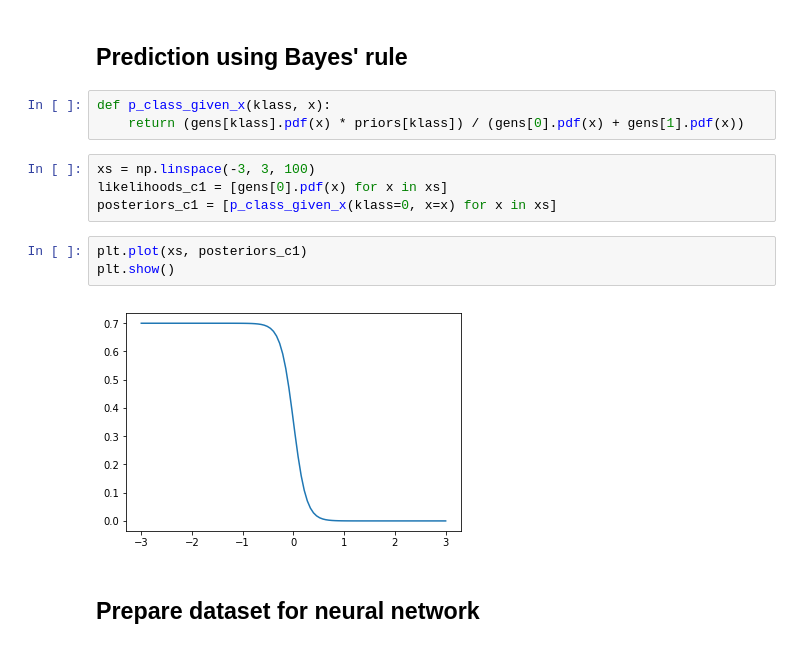
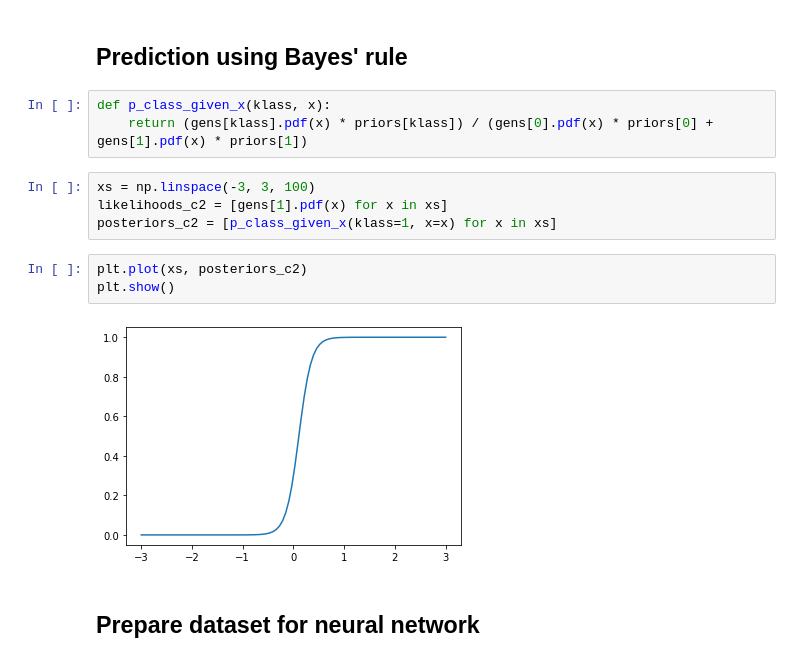
Before and after one commit to zhihanyang2022/bishop1995_notes, a Jupyter notebook: c6_error_functions/sum_of_squares_error_function_model_posterior_probabilities.ipynb, the cells around one changed output. Cells and saved outputs as stored; diff of their text form.

```diff
--- a/c6_error_functions/sum_of_squares_error_function_model_posterior_probabilities.ipynb
+++ b/c6_error_functions/sum_of_squares_error_function_model_posterior_probabilities.ipynb
@@ -29,16 +36,16 @@ plt.show()
 ## Prediction using Bayes' rule
 # %%
 def p_class_given_x(klass, x):
-    return (gens[klass].pdf(x) * priors[klass]) / (gens[0].pdf(x) + gens[1].pdf(x))
+    return (gens[klass].pdf(x) * priors[klass]) / (gens[0].pdf(x) * priors[0] + gens[1].pdf(x) * priors[1])
 # %%
 xs = np.linspace(-3, 3, 100)
-likelihoods_c1 = [gens[0].pdf(x) for x in xs]
-posteriors_c1 = [p_class_given_x(klass=0, x=x) for x in xs]
+likelihoods_c2 = [gens[1].pdf(x) for x in xs]
+posteriors_c2 = [p_class_given_x(klass=1, x=x) for x in xs]
 # %%
-plt.plot(xs, posteriors_c1)
+plt.plot(xs, posteriors_c2)
 plt.show()
 # %% [output]
-[figure, old version]
+[figure, new version]
 # %% [markdown]
 ## Prepare dataset for neural network
 # %%
```
Also changed, not shown: parts of 10 cells of this notebook, 13 other files.
